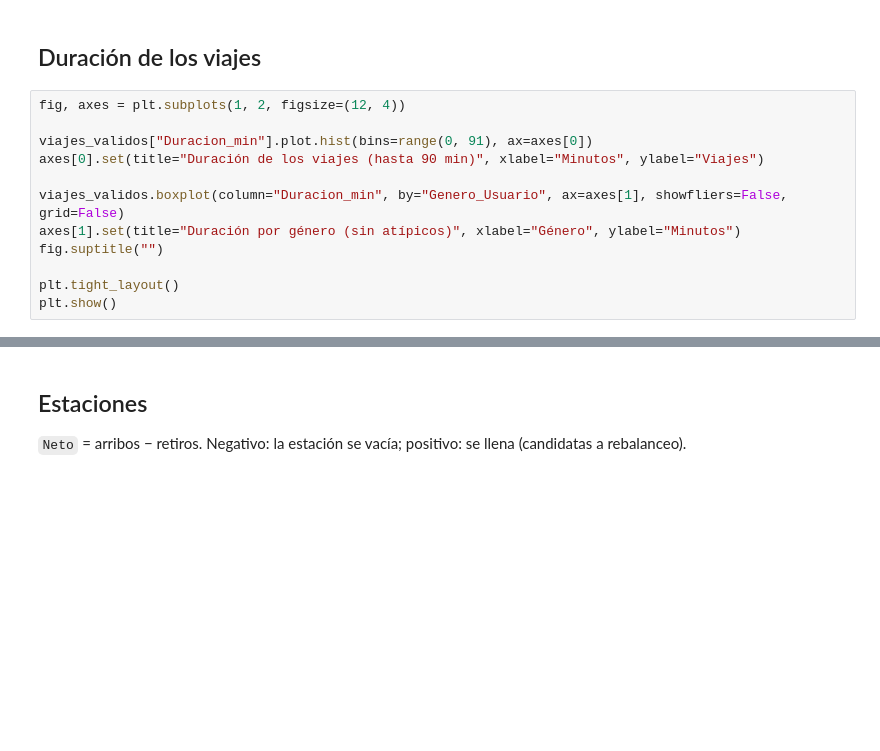
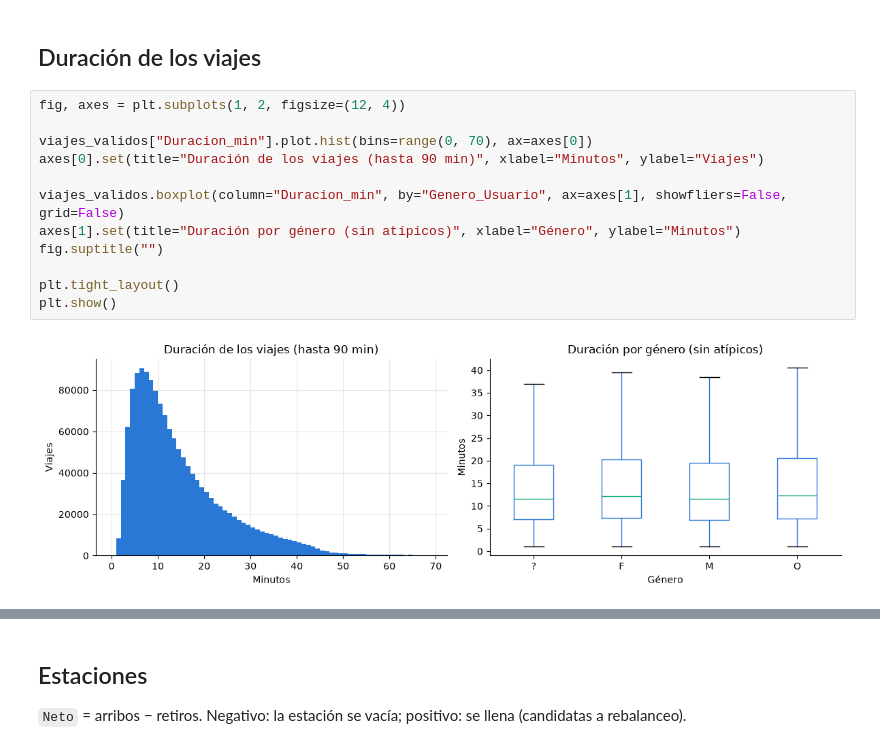
Before and after one commit to NicolasLT18/EcoBicis_proyecto, a Jupyter notebook: EDA.ipynb, the cells around one changed output, grey strips where cells are left out. Cells and saved outputs as stored; diff of their text form; blank space fills up the shorter version.

```diff
--- a/EDA.ipynb
+++ b/EDA.ipynb
@@ -277,15 +367,17 @@ plt.show()
 # %%
 fig, axes = plt.subplots(1, 2, figsize=(12, 4))
 
-viajes_validos["Duracion_min"].plot.hist(bins=range(0, 91), ax=axes[0])
+viajes_validos["Duracion_min"].plot.hist(bins=range(0, 70), ax=axes[0])
 axes[0].set(title="Duración de los viajes (hasta 90 min)", xlabel="Minutos", ylabel="Viajes")
 
 viajes_validos.boxplot(column="Duracion_min", by="Genero_Usuario", ax=axes[1], showfliers=False, grid=False)
 axes[1].set(title="Duración por género (sin atípicos)", xlabel="Género", ylabel="Minutos")
 fig.suptitle("")
 
 plt.tight_layout()
 plt.show()
+# %% [output]
+[figure, added]
 # %%
 (viajes_validos.groupby("Fin_de_Semana")["Duracion_min"]
     .describe(percentiles=[0.5, 0.9]).round(1)
```
Also changed, not shown: parts of 28 cells of this notebook.
